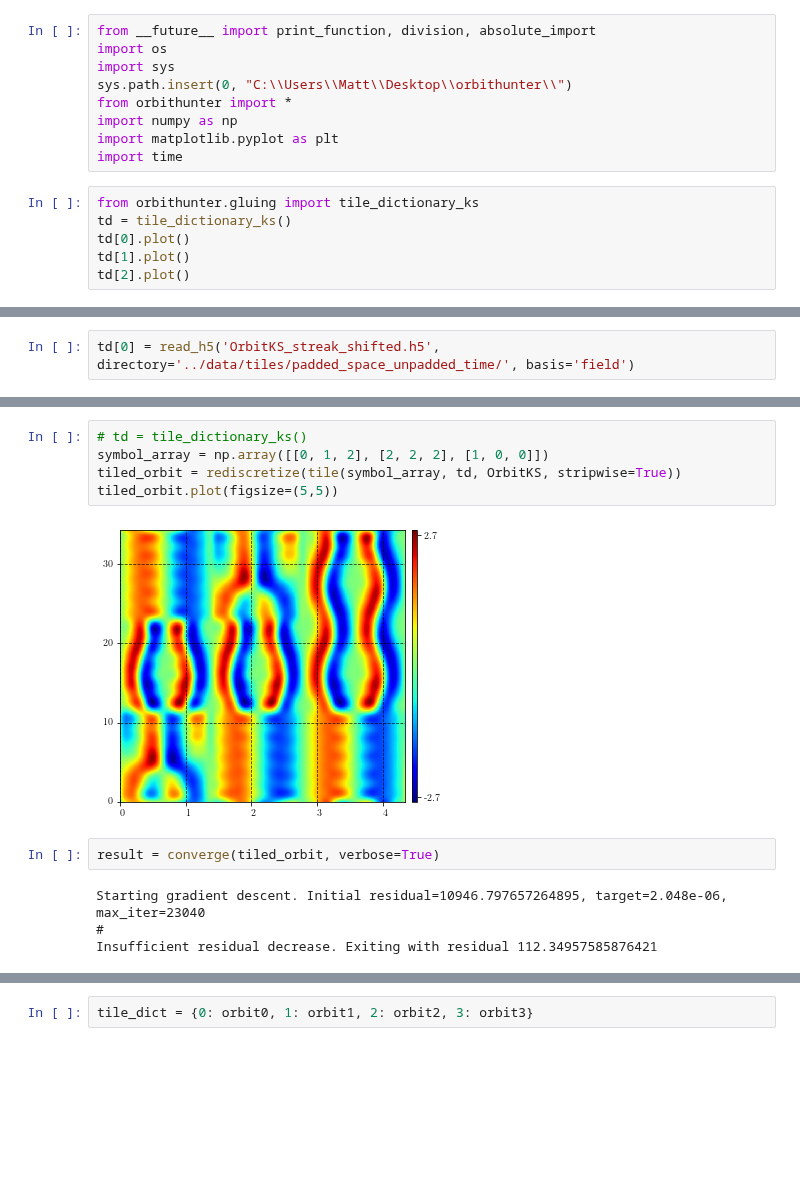
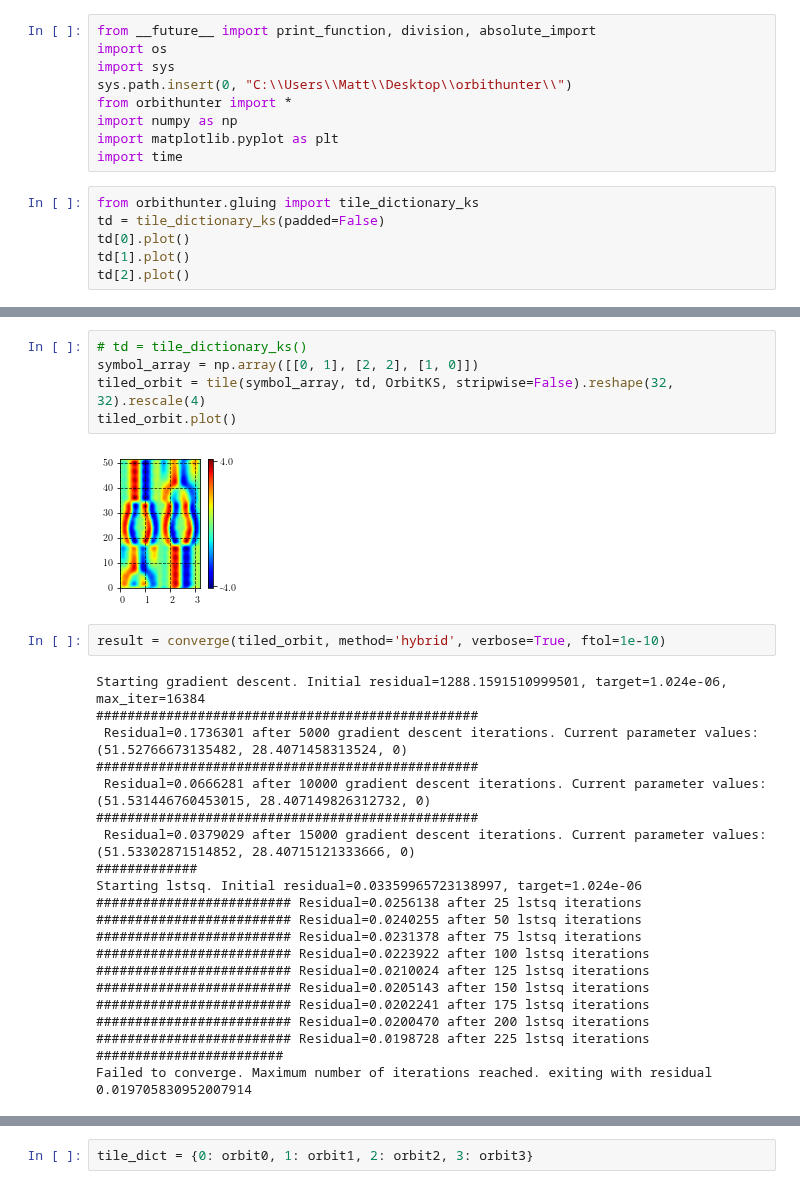
Before and after one commit to chaotic-systems/orbithunter, a Jupyter notebook: notebooks/gluing_demo.ipynb, the cells around one changed output, grey strips where cells are left out. Drawn from its saved outputs; the diff is of its cells as text; blank space fills up the shorter version.

```diff
--- a/notebooks/gluing_demo.ipynb
+++ b/notebooks/gluing_demo.ipynb
@@ -9,7 +9,7 @@ import matplotlib.pyplot as plt
 import time
 # %%
 from orbithunter.gluing import tile_dictionary_ks
-td = tile_dictionary_ks()
+td = tile_dictionary_ks(padded=False)
 td[0].plot()
 td[1].plot()
 td[2].plot()
@@ -24,2 +19,0 @@ read_h5('OrbitKS_streak.h5', directory='../data/tiles/padded_space_unpadded_time
-# %%
-td[0] = read_h5('OrbitKS_streak_shifted.h5', directory='../data/tiles/padded_space_unpadded_time/', basis='field')
@@ -38,16 +20,33 @@ matrix([[0, 1, 2],
 # %%
 # td = tile_dictionary_ks()
-symbol_array = np.array([[0, 1, 2], [2, 2, 2], [1, 0, 0]])
-tiled_orbit = rediscretize(tile(symbol_array, td, OrbitKS, stripwise=True))
-tiled_orbit.plot(figsize=(5,5))
+symbol_array = np.array([[0, 1], [2, 2], [1, 0]])
+tiled_orbit = tile(symbol_array, td, OrbitKS, stripwise=False).reshape(32, 32).rescale(4)
+tiled_orbit.plot()
 # %% [output]
-[figure, old version]
+[figure, new version]
 # %%
-result = converge(tiled_orbit, verbose=True)
+result = converge(tiled_orbit, method='hybrid', verbose=True, ftol=1e-10)
 # %% [output]
-Starting gradient descent. Initial residual=10946.797657264895, target=2.048e-06, max_iter=23040
-#
-Insufficient residual decrease. Exiting with residual 112.34957585876421
+Starting gradient descent. Initial residual=1288.1591510999501, target=1.024e-06, max_iter=16384
+#################################################
+ Residual=0.1736301 after 5000 gradient descent iterations. Current parameter values:(51.52766673135482, 28.4071458313524, 0)
+#################################################
+ Residual=0.0666281 after 10000 gradient descent iterations. Current parameter values:(51.531446760453015, 28.407149826312732, 0)
+#################################################
+ Residual=0.0379029 after 15000 gradient descent iterations. Current parameter values:(51.53302871514852, 28.40715121333666, 0)
+#############
+Starting lstsq. Initial residual=0.03359965723138997, target=1.024e-06
+######################### Residual=0.0256138 after 25 lstsq iterations
+######################### Residual=0.0240255 after 50 lstsq iterations
+######################### Residual=0.0231378 after 75 lstsq iterations
+######################### Residual=0.0223922 after 100 lstsq iterations
+######################### Residual=0.0210024 after 125 lstsq iterations
+######################### Residual=0.0205143 after 150 lstsq iterations
+######################### Residual=0.0202241 after 175 lstsq iterations
+######################### Residual=0.0200470 after 200 lstsq iterations
+######################### Residual=0.0198728 after 225 lstsq iterations
+########################
+Failed to converge. Maximum number of iterations reached. exiting with residual 0.019705830952007914
 # %%
 result.orbit.plot()
 # %% [output]
```
Also changed, not shown: parts of 24 cells of this notebook, 42 other files.
